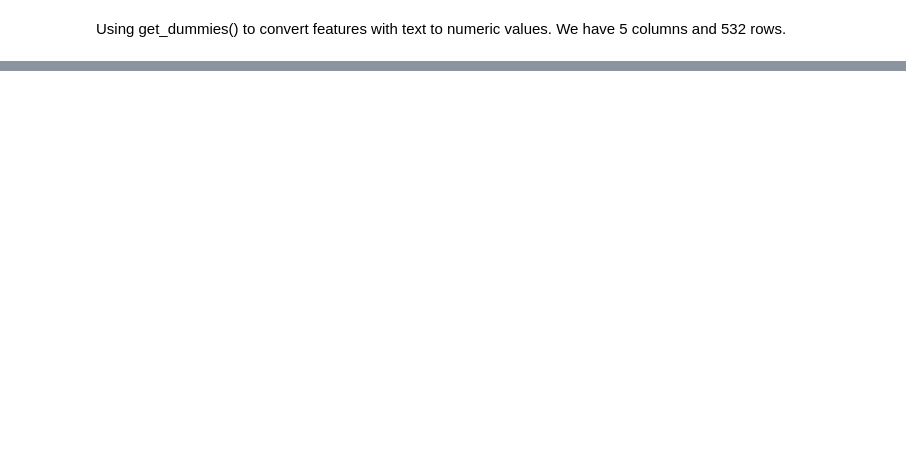
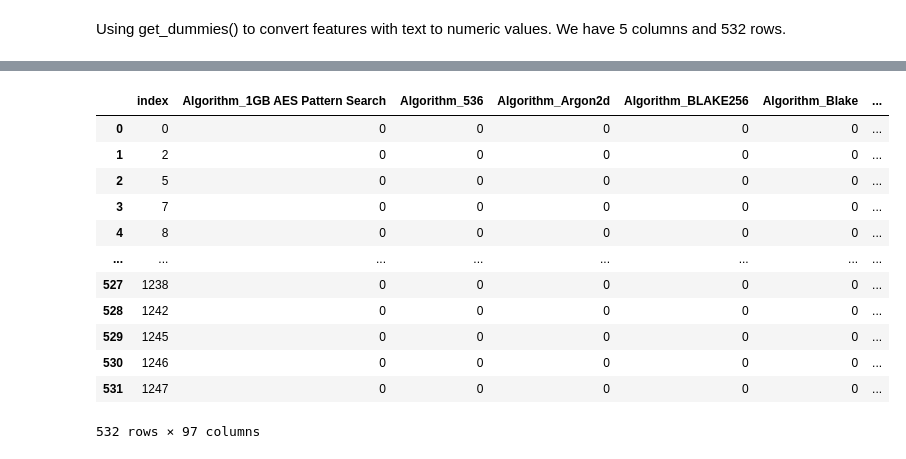
Before and after one commit to savi09/cryptocurrency, a Jupyter notebook: crypto.ipynb, the cells around one changed output, grey strips where cells are left out. Saved outputs shown, nothing was run; the diff lists cells and outputs as text; code cells hidden in the pictures; blank space fills up the shorter version.

```diff
--- a/crypto.ipynb
+++ b/crypto.ipynb
@@ -141,0 +184,18 @@ Wow! The number of columns increased by 94!
+# %%
+crypto_7 = crypto_6[crypto_6.columns[2:]]
+crypto_7 = crypto_7.reset_index()
+crypto_7
+# %% [output]
+|  | index | Algorithm_1GB AES Pattern Search | Algorithm_536 | Algorithm_Argon2d | Algorithm_BLAKE256 | Algorithm_Blake | ... |
+| 0 | 0 | 0 | 0 | 0 | 0 | 0 | ... |
+| 1 | 2 | 0 | 0 | 0 | 0 | 0 | ... |
+| 2 | 5 | 0 | 0 | 0 | 0 | 0 | ... |
+| 3 | 7 | 0 | 0 | 0 | 0 | 0 | ... |
+| 4 | 8 | 0 | 0 | 0 | 0 | 0 | ... |
+| ... | ... | ... | ... | ... | ... | ... | ... |
+| 527 | 1238 | 0 | 0 | 0 | 0 | 0 | ... |
+| 528 | 1242 | 0 | 0 | 0 | 0 | 0 | ... |
+| 529 | 1245 | 0 | 0 | 0 | 0 | 0 | ... |
+| 530 | 1246 | 0 | 0 | 0 | 0 | 0 | ... |
+| 531 | 1247 | 0 | 0 | 0 | 0 | 0 | ... |
+532 rows × 97 columns
```
Also changed, not shown: parts of 11 cells of this notebook.
